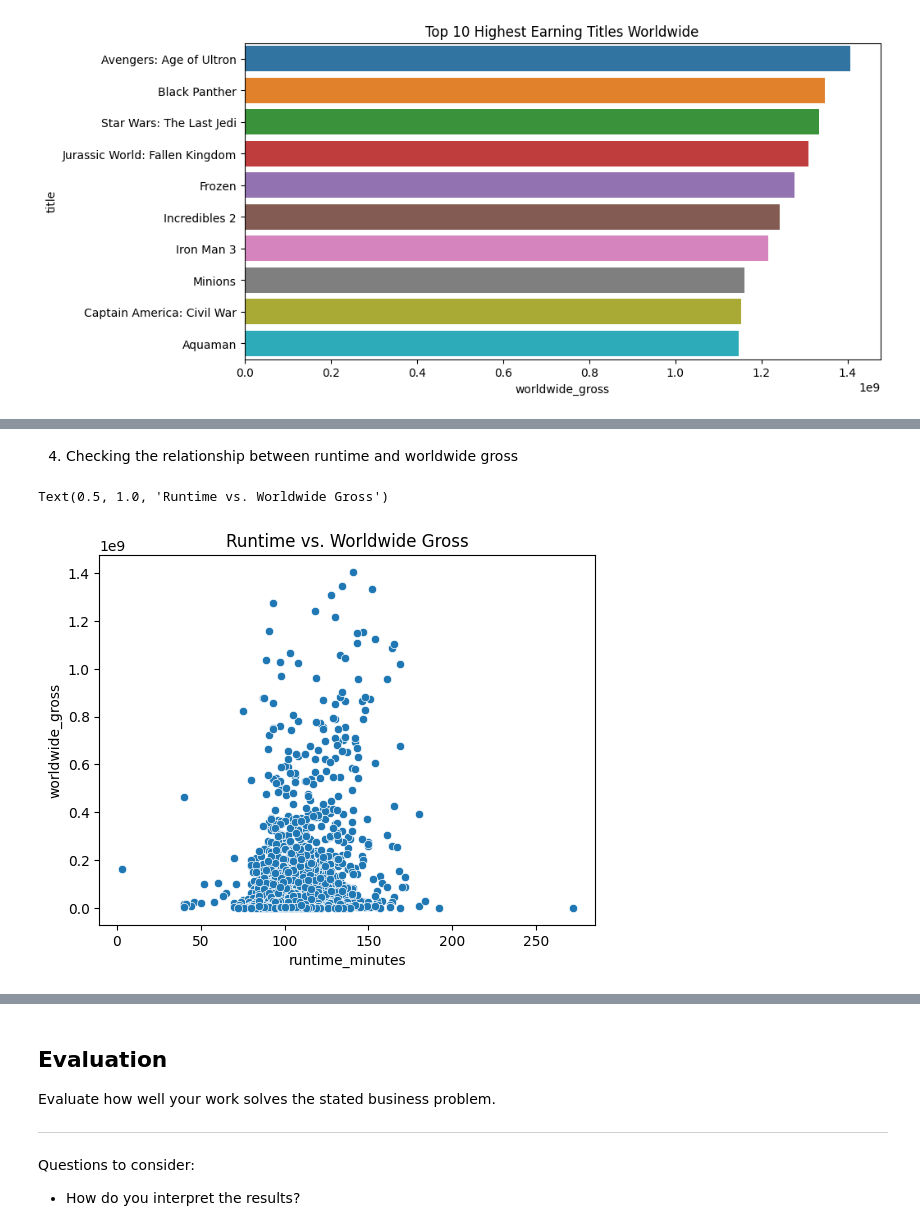
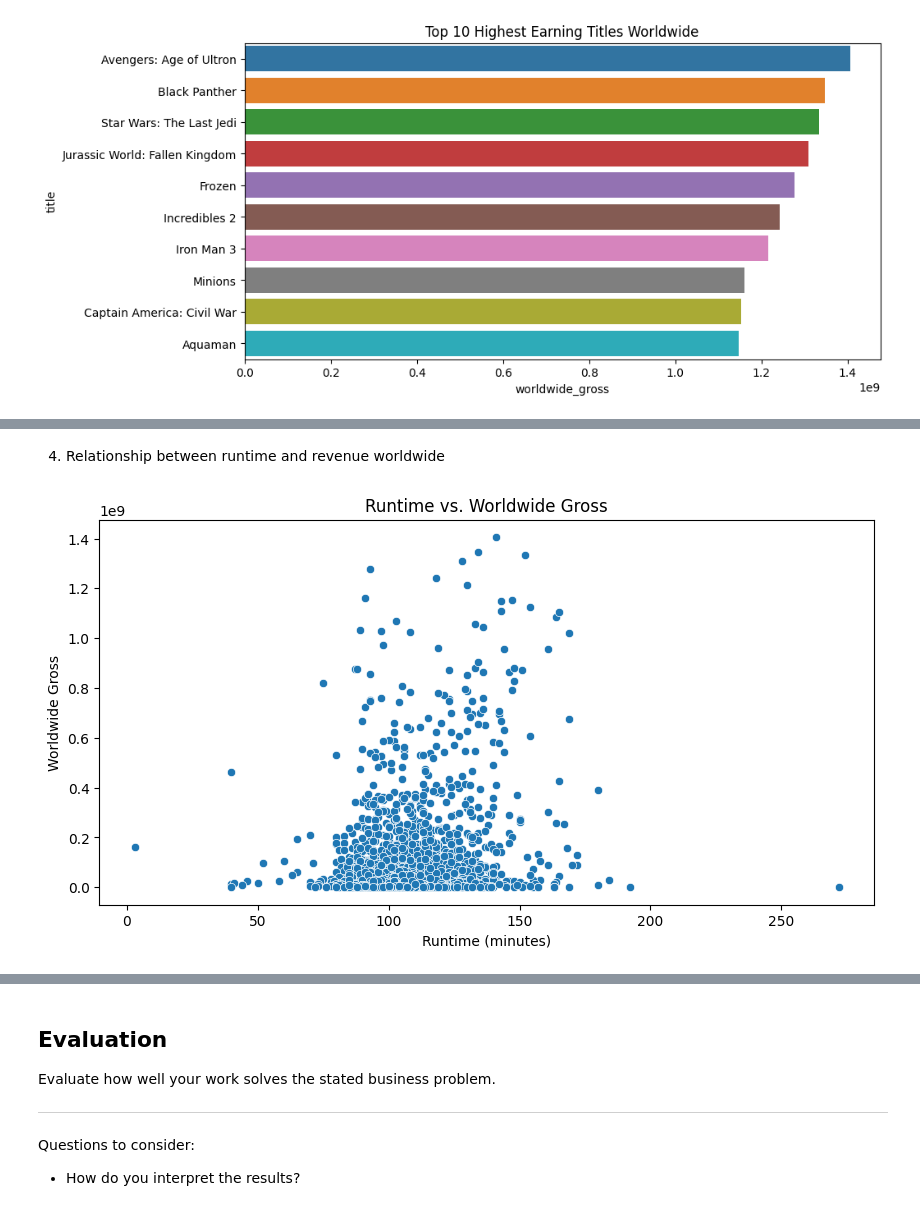
Before and after one commit to retiredboy/Microsoft-Studio-Box-Office-Analysis, a Jupyter notebook: dsc-phase1-project-template.ipynb, the cells around one changed output, grey strips where cells are left out. Cells and saved outputs as stored; diff of their text form; code cells hidden in the pictures.

```diff
--- a/dsc-phase1-project-template.ipynb
+++ b/dsc-phase1-project-template.ipynb
@@ -466,11 +468,0 @@ This is helpful because it allows us to see what has the greatest effects  on mo
-# %%
-# Convert 'domestic_gross' and 'foreign_gross' columns to numeric data type
-new_df_unique['domestic_gross'] = pd.to_numeric(new_df_unique['domestic_gross'], errors='coerce')
-new_df_unique['foreign_gross'] = pd.to_numeric(new_df_unique['foreign_gross'], errors='coerce')
-
-#Adding a 'worldwide gross' column
-new_df_unique['worldwide_gross'] = new_df_unique['domestic_gross'] + new_df_unique['foreign_gross']
-
-# Create a new DataFrame
-dfimdb2 = new_df_unique[['movie_id', 'title', 'runtime_minutes', 'genres', 'studio', 'averagerating', 'worldwide_gross', 'year']]
-dfimdb2
@@ -538,8 +523,12 @@ Text(0.5, 1.0, 'Rating vs. Worldwide Gross')
 # %% [markdown]
-4. Checking the relationship between runtime and worldwide gross
+4. Relationship between runtime and revenue worldwide
 # %%
+#Plotting worldwide_gross against runtime
+plt.figure(figsize=(10, 5))
 sns.scatterplot(x="runtime_minutes", y="worldwide_gross", data=dfimdb2)
 plt.title("Runtime vs. Worldwide Gross")
+plt.xlabel("Runtime (minutes)")
+plt.ylabel("Worldwide Gross")
+plt.show()
 # %% [output]
-Text(0.5, 1.0, 'Runtime vs. Worldwide Gross')
-[figure, old version]
+[figure, new version]
```
Also changed, not shown: parts of 43 cells of this notebook.
